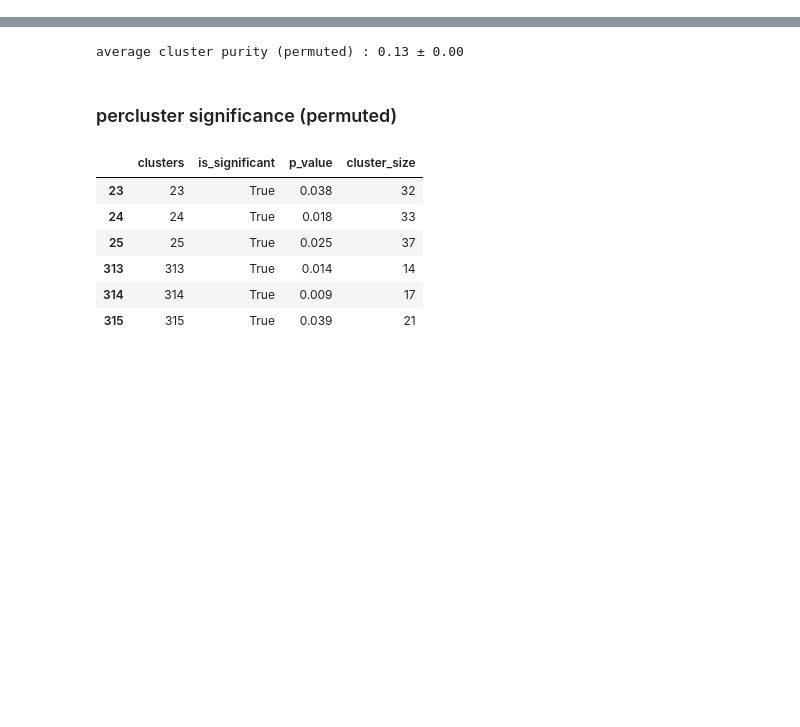
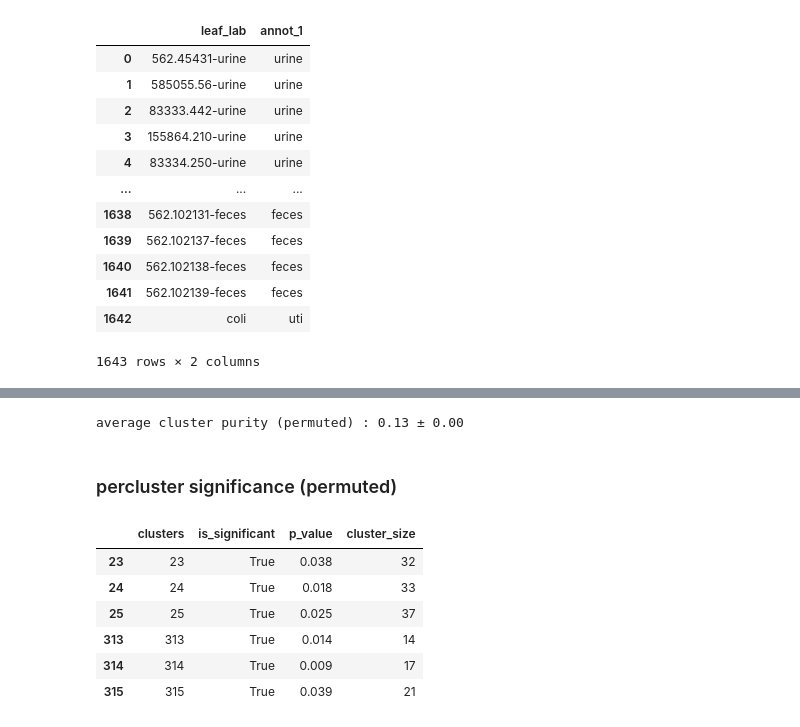
Before and after one commit to Yasas1994/Clustering-significance-test, a Jupyter notebook: permutation_test.ipynb, the cells around one changed output, grey strips where cells are left out. Cells and saved outputs as stored; diff of their text form; code cells hidden in the pictures; blank space fills up the shorter version.

```diff
--- a/permutation_test.ipynb
+++ b/permutation_test.ipynb
@@ -76,3 +78,19 @@ annot.columns = ['seqid','annot_1','annot_2', 'leaf_lab']
+# %%
+annot
+# %% [output]
+|  | leaf_lab | annot_1 |
+| 0 | 562.45431-urine | urine |
+| 1 | 585055.56-urine | urine |
+| 2 | 83333.442-urine | urine |
+| 3 | 155864.210-urine | urine |
+| 4 | 83334.250-urine | urine |
+| ... | ... | ... |
+| 1638 | 562.102131-feces | feces |
+| 1639 | 562.102137-feces | feces |
+| 1640 | 562.102138-feces | feces |
+| 1641 | 562.102139-feces | feces |
+| 1642 | coli | uti |
+1643 rows × 2 columns
 # %%
 #get all internal nodes from a tree. consider each branch as a cluster
 clust_n = 0
```
Also changed, not shown: parts of 9 cells of this notebook, 2 other files.
